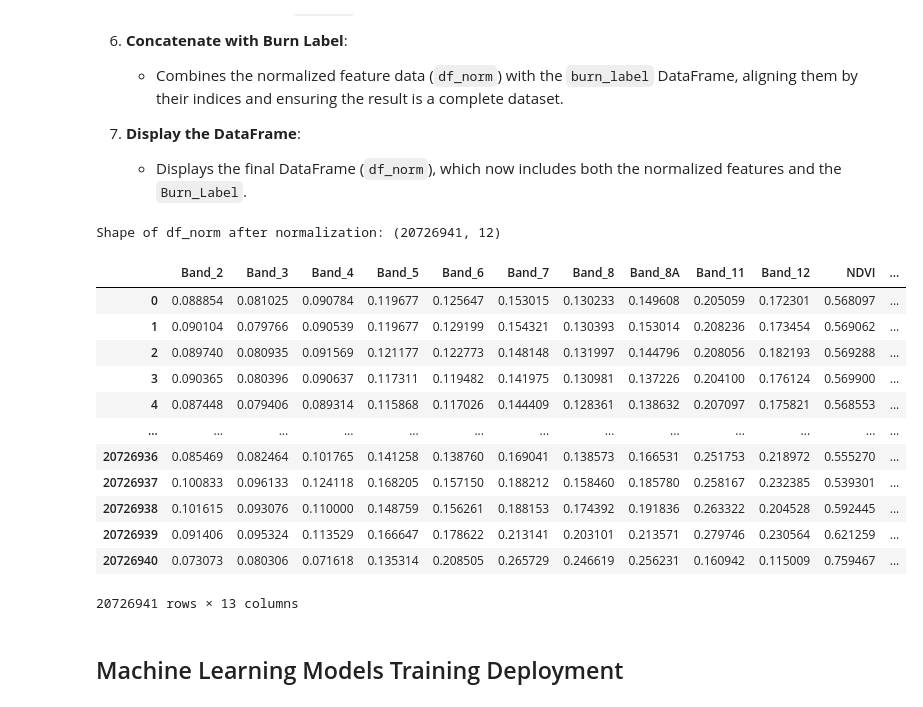
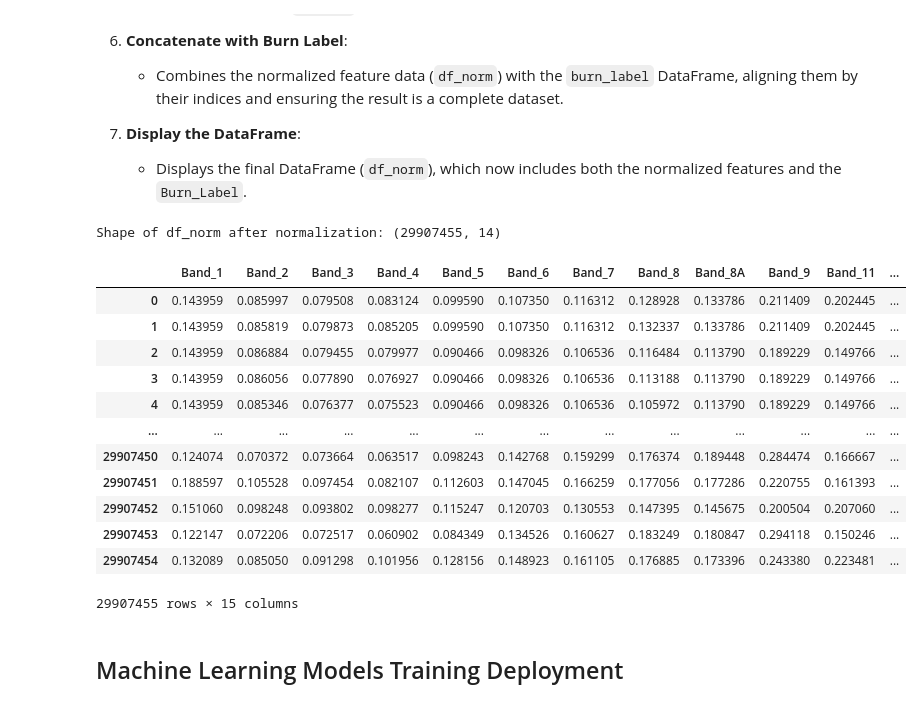
Before and after one commit to GarterPoom/GISTDA-Wildfire-Extraction, a Jupyter notebook: Model_Train.ipynb, the cells around one changed output. Cells and saved outputs as stored; diff of their text form; code cells hidden in the pictures.

```diff
--- a/Model_Train.ipynb
+++ b/Model_Train.ipynb
@@ -196,7 +196,7 @@ new_col_names = ['raster_file', 'subfolder', 'x', 'y', 'Band_1', 'Band_2', 'Band
 df = final_df.rename(columns=dict(zip(final_df.columns, new_col_names)))
 
 # Drop unnecessary columns
-columns_to_drop = ['raster_file', 'subfolder', 'x', 'y', 'Band_1', 'Band_9', 'dNBR']
+columns_to_drop = ['raster_file', 'subfolder', 'x', 'y', 'dNBR']
 df = df.drop(columns=columns_to_drop)
 
 # Display DataFrame (computing results)
@@ -375,45 +375,45 @@ This code normalizes the feature data and saves the normalization model, while a
 # %%
 # Reassign the dataframe with a list of the columns
 cols_norm = downsampled_df.columns.tolist()
 
 # Import Normalize technique
 scaler = MinMaxScaler()
 
 # Normalize data
 scaler.fit(downsampled_df)
 
 # Save the scaler
 scaler_save_path = r'Export_Model'
-save_path = os.path.join(scaler_save_path, 'MinMax_Scaler_REDUCED_60M.pkl')
+save_path = os.path.join(scaler_save_path, 'MinMax_Scaler.pkl')
 os.makedirs(os.path.dirname(save_path), exist_ok=True)
 with open(save_path, 'wb') as f:
     pickle.dump(scaler, f)
 
 # Normalize Data
 df_norm = scaler.transform(downsampled_df)
 df_norm = pd.DataFrame(df_norm, columns=cols_norm)
 
 # Check df_norm shape after normalization
 print("Shape of df_norm after normalization:", df_norm.shape)
 
 # Concatenate df_norm with burn_label
 df_norm = pd.concat([df_norm.reset_index(drop=True), burn_label.reset_index(drop=True)], axis=1, sort=False)
 display(df_norm)
 # %% [output]
-Shape of df_norm after normalization: (20726941, 12)
+Shape of df_norm after normalization: (29907455, 14)
-|  | Band_2 | Band_3 | Band_4 | Band_5 | Band_6 | Band_7 | Band_8 | Band_8A | Band_11 | Band_12 | NDVI | ... |
-| 0 | 0.088854 | 0.081025 | 0.090784 | 0.119677 | 0.125647 | 0.153015 | 0.130233 | 0.149608 | 0.205059 | 0.172301 | 0.568097 | ... |
-| 1 | 0.090104 | 0.079766 | 0.090539 | 0.119677 | 0.129199 | 0.154321 | 0.130393 | 0.153014 | 0.208236 | 0.173454 | 0.569062 | ... |
-| 2 | 0.089740 | 0.080935 | 0.091569 | 0.121177 | 0.122773 | 0.148148 | 0.131997 | 0.144796 | 0.208056 | 0.182193 | 0.569288 | ... |
-| 3 | 0.090365 | 0.080396 | 0.090637 | 0.117311 | 0.119482 | 0.141975 | 0.130981 | 0.137226 | 0.204100 | 0.176124 | 0.569900 | ... |
-| 4 | 0.087448 | 0.079406 | 0.089314 | 0.115868 | 0.117026 | 0.144409 | 0.128361 | 0.138632 | 0.207097 | 0.175821 | 0.568553 | ... |
+|  | Band_1 | Band_2 | Band_3 | Band_4 | Band_5 | Band_6 | Band_7 | Band_8 | Band_8A | Band_9 | Band_11 | ... |
+| 0 | 0.143959 | 0.085997 | 0.079508 | 0.083124 | 0.099590 | 0.107350 | 0.116312 | 0.128928 | 0.133786 | 0.211409 | 0.202445 | ... |
+| 1 | 0.143959 | 0.085819 | 0.079873 | 0.085205 | 0.099590 | 0.107350 | 0.116312 | 0.132337 | 0.133786 | 0.211409 | 0.202445 | ... |
+| 2 | 0.143959 | 0.086884 | 0.079455 | 0.079977 | 0.090466 | 0.098326 | 0.106536 | 0.116484 | 0.113790 | 0.189229 | 0.149766 | ... |
+| 3 | 0.143959 | 0.086056 | 0.077890 | 0.076927 | 0.090466 | 0.098326 | 0.106536 | 0.113188 | 0.113790 | 0.189229 | 0.149766 | ... |
+| 4 | 0.143959 | 0.085346 | 0.076377 | 0.075523 | 0.090466 | 0.098326 | 0.106536 | 0.105972 | 0.113790 | 0.189229 | 0.149766 | ... |
 | ... | ... | ... | ... | ... | ... | ... | ... | ... | ... | ... | ... | ... |
-| 20726936 | 0.085469 | 0.082464 | 0.101765 | 0.141258 | 0.138760 | 0.169041 | 0.138573 | 0.166531 | 0.251753 | 0.218972 | 0.555270 | ... |
-| 20726937 | 0.100833 | 0.096133 | 0.124118 | 0.168205 | 0.157150 | 0.188212 | 0.158460 | 0.185780 | 0.258167 | 0.232385 | 0.539301 | ... |
-| 20726938 | 0.101615 | 0.093076 | 0.110000 | 0.148759 | 0.156261 | 0.188153 | 0.174392 | 0.191836 | 0.263322 | 0.204528 | 0.592445 | ... |
-| 20726939 | 0.091406 | 0.095324 | 0.113529 | 0.166647 | 0.178622 | 0.213141 | 0.203101 | 0.213571 | 0.279746 | 0.230564 | 0.621259 | ... |
-| 20726940 | 0.073073 | 0.080306 | 0.071618 | 0.135314 | 0.208505 | 0.265729 | 0.246619 | 0.256231 | 0.160942 | 0.115009 | 0.759467 | ... |
+| 29907450 | 0.124074 | 0.070372 | 0.073664 | 0.063517 | 0.098243 | 0.142768 | 0.159299 | 0.176374 | 0.189448 | 0.284474 | 0.166667 | ... |
+| 29907451 | 0.188597 | 0.105528 | 0.097454 | 0.082107 | 0.112603 | 0.147045 | 0.166259 | 0.177056 | 0.177286 | 0.220755 | 0.161393 | ... |
+| 29907452 | 0.151060 | 0.098248 | 0.093802 | 0.098277 | 0.115247 | 0.120703 | 0.130553 | 0.147395 | 0.145675 | 0.200504 | 0.207060 | ... |
+| 29907453 | 0.122147 | 0.072206 | 0.072517 | 0.060902 | 0.084349 | 0.134526 | 0.160627 | 0.183249 | 0.180847 | 0.294118 | 0.150246 | ... |
+| 29907454 | 0.132089 | 0.085050 | 0.091298 | 0.101956 | 0.128156 | 0.148923 | 0.161105 | 0.176885 | 0.173396 | 0.243380 | 0.223481 | ... |
-20726941 rows × 13 columns
+29907455 rows × 15 columns
 # %% [markdown]
 ## Machine Learning Models Training Deployment
 # %% [markdown]
```
Also changed, not shown: parts of 10 cells of this notebook, 4 other files.
